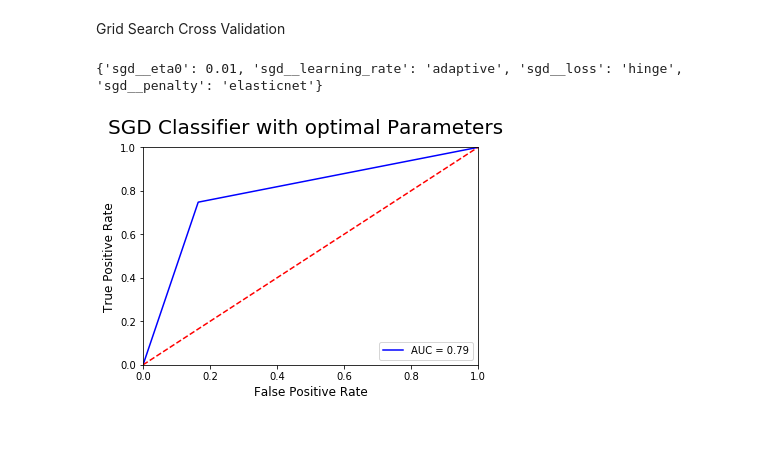
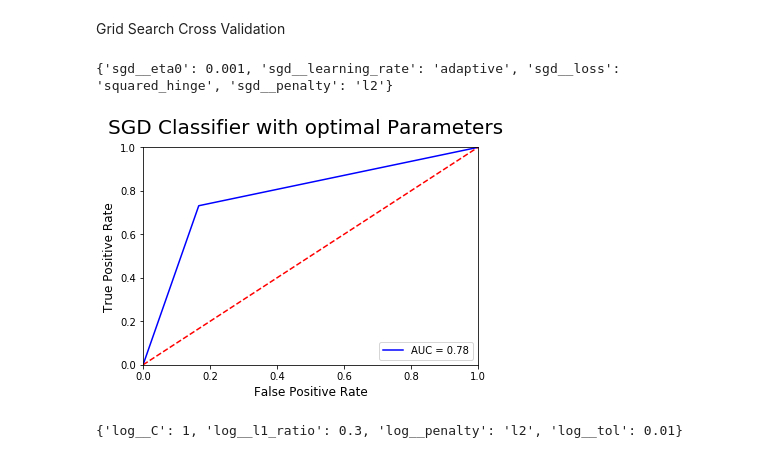
Before and after one commit to ShashankSharma26/Disaster-or-not-NLP-with-tweets, a Jupyter notebook: EDA & Data Modelling/Disaster or not- EDA & Data Modelling.ipynb, the cells around one changed output. Cells and saved outputs as stored; diff of their text form; code cells hidden in the pictures.

```diff
--- a/EDA & Data Modelling/Disaster or not- EDA & Data Modelling.ipynb
+++ b/EDA & Data Modelling/Disaster or not- EDA & Data Modelling.ipynb
@@ -329,3 +329,9 @@ grid_sgd = GridSearchCV(estimator=sgd_classifier,
                      param_grid=grid_param,
                      cv=5,
                      n_jobs=-1)
+
+grid_model_sgd = grid_sgd.fit(X_train, y_train)
+
+print(grid_model_sgd.best_params_)
+# %% [output]
+{'sgd__eta0': 0.001, 'sgd__learning_rate': 'adaptive', 'sgd__loss': 'squared_hinge', 'sgd__penalty': 'l2'}
@@ -334,12 +338,28 @@ grid_model_sgd = grid_sgd.fit(X_train, y_train)
-# %%
-print(grid_model_sgd.best_params_)
-# %% [output]
-{'sgd__eta0': 0.01, 'sgd__learning_rate': 'adaptive', 'sgd__loss': 'hinge', 'sgd__penalty': 'elasticnet'}
 # %%
 grid_sgd_prediction = grid_model_sgd.predict(X_test)
-auc,f = roc(sgd_prediction,'SGD Classifier with optimal Parameters')
+auc,f = roc(grid_sgd_prediction,'SGD Classifier with optimal Parameters')
 
 model_result = model_result.append({'Model':'Grid_SGD Classifier','AUC ROC': auc,'F1':f}, ignore_index=True)
 # %% [output]
-[figure, old version]
+[figure, new version]
+# %%
+# logistic classifier
+
+grid_param = {
+    'log__penalty': ['l2', 'elasticnet'],
+    'log__tol':[1e-1,1e-2,1e-3,1e-4,1e-5],
+    'log__l1_ratio':[0.1,0.2,0.3,0.4],
+    'log__C':[1,0.1,0.01]
+}
+
+grid_log = GridSearchCV(estimator=Log_regression,
+                     param_grid=grid_param,
+                     cv=5,
+                     n_jobs=-1)
+
+grid_model_log = grid_log.fit(X_train, y_train)
+
+print(grid_model_log.best_params_)
+# %% [output]
+{'log__C': 1, 'log__l1_ratio': 0.3, 'log__penalty': 'l2', 'log__tol': 0.01}
 # %%
```
Also changed, not shown: parts of 12 cells of this notebook.
